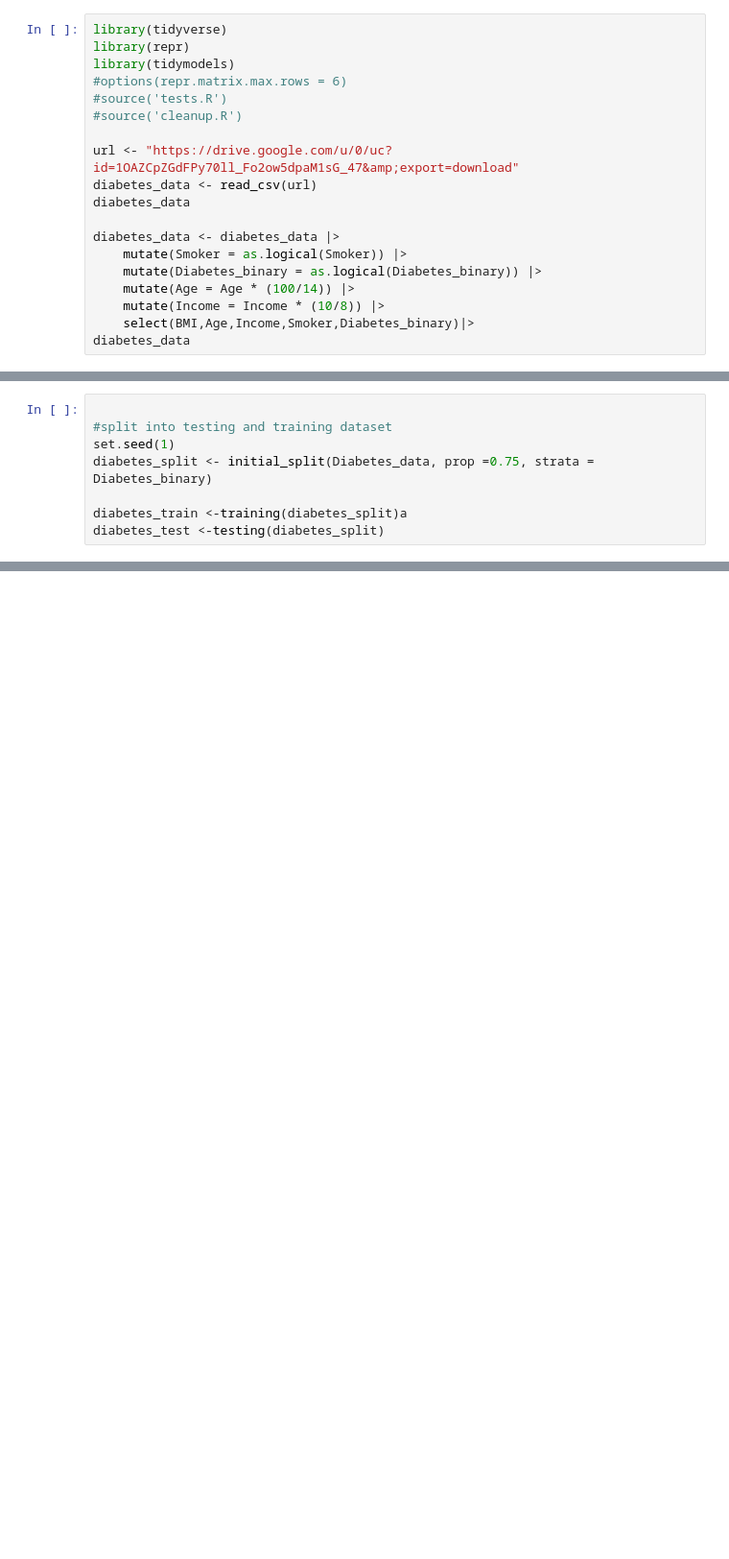
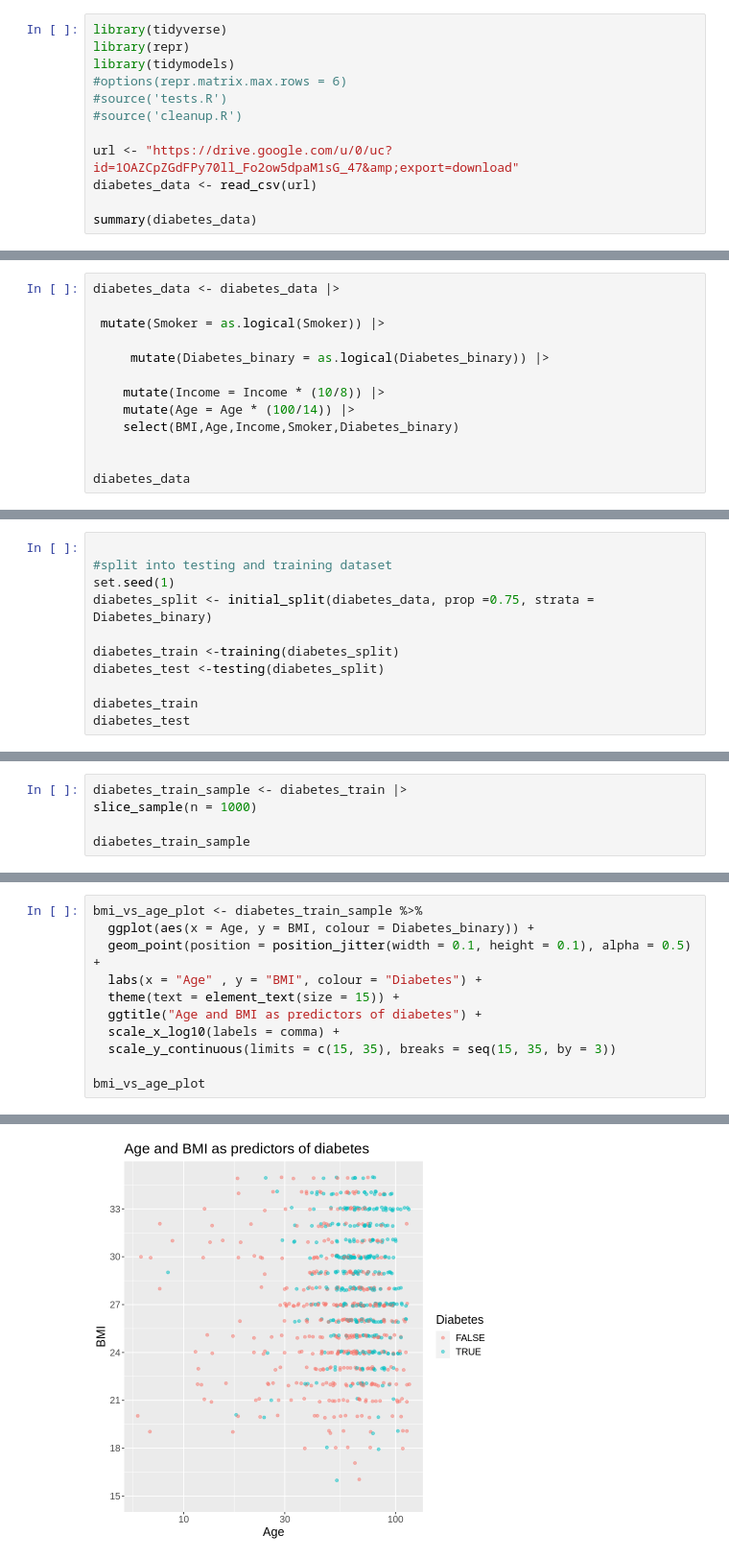
Before and after one commit to plat0cracy/Diabetes_Predictor, a Jupyter notebook: group project 4-6.ipynb, the cells around one changed output, grey strips where cells are left out. Shown: that part at 96% size. Cells and saved outputs as stored; diff of their text form; blank space fills up the shorter version.

```diff
--- a/group project 4-6.ipynb
+++ b/group project 4-6.ipynb
@@ -8,13 +46,6 @@ library(tidymodels)
 
 url <- "https://drive.google.com/u/0/uc?id=1OAZCpZGdFPy70ll_Fo2ow5dpaM1sG_47&amp;export=download"
 diabetes_data <- read_csv(url)
-diabetes_data
 
-diabetes_data <- diabetes_data |>
-    mutate(Smoker = as.logical(Smoker)) |>
-    mutate(Diabetes_binary = as.logical(Diabetes_binary)) |>
-    mutate(Age = Age * (100/14)) |>
-    mutate(Income = Income * (10/8)) |>
-    select(BMI,Age,Income,Smoker,Diabetes_binary)|>
-diabetes_data
+summary(diabetes_data)
 # %% [output]
@@ -21,0 +82,13 @@ SyntaxError: invalid syntax (1193147145.py, line 12)
+# %%
+diabetes_data <- diabetes_data |>
+
+ mutate(Smoker = as.logical(Smoker)) |>
+
+     mutate(Diabetes_binary = as.logical(Diabetes_binary)) |>
+
+    mutate(Income = Income * (10/8)) |>
+    mutate(Age = Age * (100/14)) |>
+    select(BMI,Age,Income,Smoker,Diabetes_binary)
+
+
+diabetes_data
@@ -23,7 +101,10 @@ SyntaxError: invalid syntax (1193147145.py, line 12)
 
 #split into testing and training dataset
 set.seed(1)
-diabetes_split <- initial_split(Diabetes_data, prop =0.75, strata = Diabetes_binary)
+diabetes_split <- initial_split(diabetes_data, prop =0.75, strata = Diabetes_binary)
 
-diabetes_train <-training(diabetes_split)a
+diabetes_train <-training(diabetes_split)
 diabetes_test <-testing(diabetes_split)
+
+diabetes_train
+diabetes_test
@@ -61,0 +200,5 @@ hello
+# %%
+diabetes_train_sample <- diabetes_train |>
+slice_sample(n = 1000)
+
+diabetes_train_sample
@@ -61,0 +227,12 @@ hello
+# %%
+bmi_vs_age_plot <- diabetes_train_sample %>%
+  ggplot(aes(x = Age, y = BMI, colour = Diabetes_binary)) +
+  geom_point(position = position_jitter(width = 0.1, height = 0.1), alpha = 0.5) +
+  labs(x = "Age" , y = "BMI", colour = "Diabetes") +
+  theme(text = element_text(size = 15)) +
+  ggtitle("Age and BMI as predictors of diabetes") +
+  scale_x_log10(labels = comma) +
+  scale_y_continuous(limits = c(15, 35), breaks = seq(15, 35, by = 3))
+
+bmi_vs_age_plot
+# %% [output]
@@ -61,0 +241 @@ hello
+[figure, added]
```
Also changed, not shown: parts of 27 cells of this notebook.
